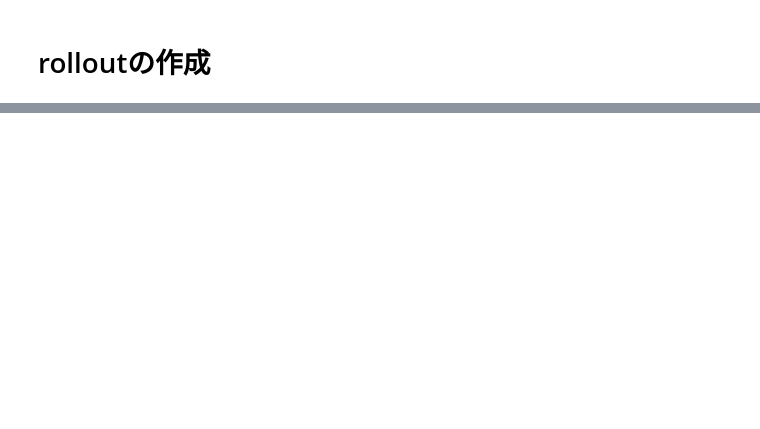
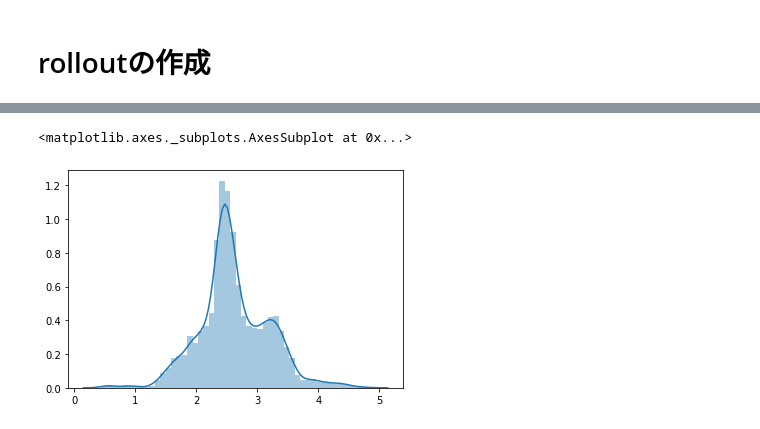
Before and after one commit to ShogoAkiyama/rltorch2, a Jupyter notebook: sentiment/iqn/visualizer.ipynb, the cells around one changed output, grey strips where cells are left out. Drawn from its saved outputs; the diff is of its cells as text; code cells hidden in the pictures; blank space fills up the shorter version.

```diff
--- a/sentiment/iqn/visualizer.ipynb
+++ b/sentiment/iqn/visualizer.ipynb
@@ -49,19 +49,20 @@ parser.add_argument('--num_actions', type=int, default=1)
 
 parser.add_argument('--min_freq', type=int, default=10)
 parser.add_argument('--embedding_dim', type=int, default=300)
-parser.add_argument('--n_filters', type=int, default=100)
+parser.add_argument('--n_filters', type=int, default=50)
 parser.add_argument('--filter_sizes', type=list, default=[3, 4, 5])
 parser.add_argument('--pad_idx', type=list, default=1)
 parser.add_argument('--gamma', type=float, default=0.0)
 parser.add_argument('--learning_rate', type=float, default=2.5e-5)
 parser.add_argument('--num_quantile', type=int, default=64)
+parser.add_argument('--round', type=float, default=0)
 
 device = torch.device('cuda' if torch.cuda.is_available() else 'cpu')
 parser.add_argument('--device', type=str, default=device)
 
 args = parser.parse_args(args=[])
 
-args.rnn = False
+args.rnn = True
 # %% [markdown]
 # データを取り出す
 # %%
@@ -165,3 +166,20 @@ def mk_html(sentence, attens):
 
 def blur_func(I, mask):
     return I * mask #+ I * mask#+ gaussian_filter(I, sigma=3) * mask
+# %%
+eta = 0.1
+std_list = []
+for batch in train_dl:
+    with torch.no_grad():
+        state = batch.Text1[0].to(device)
+        curr_q, _, _ = trainer.model(state, eta, True)
+    std = curr_q.view(-1).std().cpu().detach().item()
+    std_list.append(std)
+    if std > 4:
+        state = state.view(-1).cpu().numpy()
+        for word in state:
+            vocab = TEXT.vocab.itos[word]
+            if (vocab == '<pad>') or (vocab == '<unk>'):
+                continue
+            print(vocab+' ', end='')
+        print()
@@ -167,0 +204,5 @@ def blur_func(I, mask):
+# %%
+sns.distplot(std_list)
+# %% [output]
+<matplotlib.axes._subplots.AxesSubplot at 0x...>
+[figure, added]
```
Also changed, not shown: parts of 11 cells of this notebook, 7 other files.
